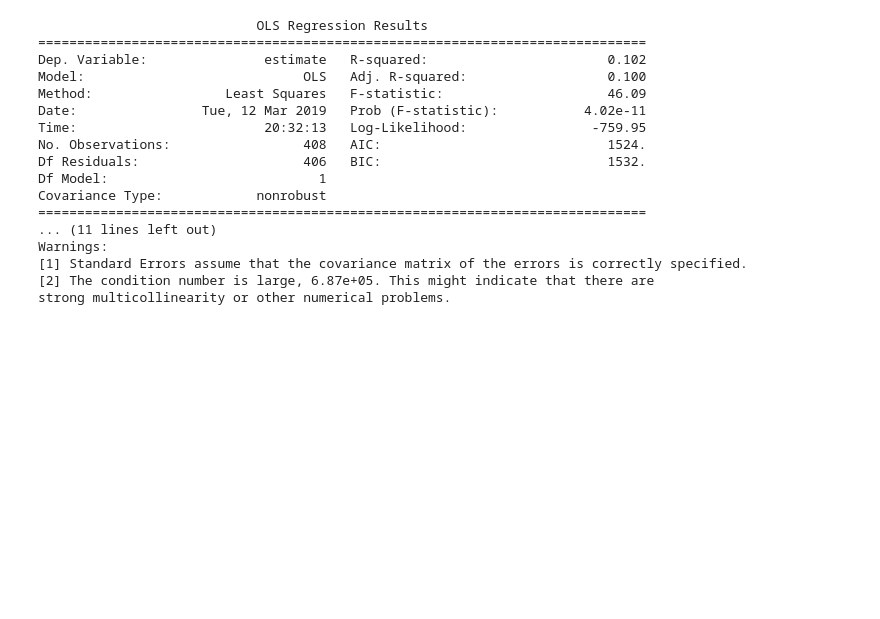
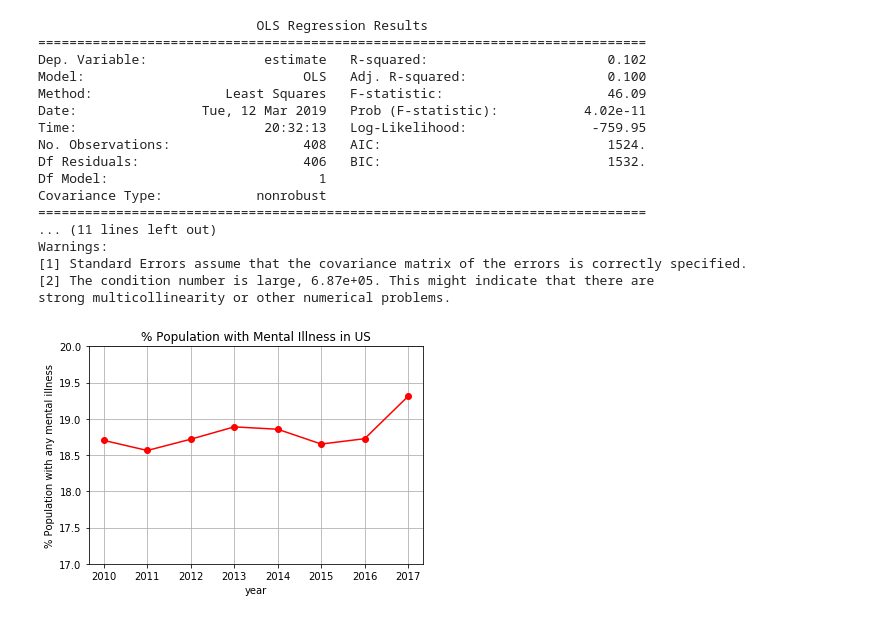
Before and after one commit to brian-e-haley/Mental_health_US, a Jupyter notebook: Bin/MentalHealth_Suicide_Income_Mukta.ipynb, the cells around one changed output. Drawn from its saved outputs; the diff is of its cells as text; code cells hidden in the pictures; blank space fills up the shorter version.

```diff
--- a/Bin/MentalHealth_Suicide_Income_Mukta.ipynb
+++ b/Bin/MentalHealth_Suicide_Income_Mukta.ipynb
@@ -323,3 +323,17 @@ Warnings:
 [1] Standard Errors assume that the covariance matrix of the errors is correctly specified.
 [2] The condition number is large, 6.87e+05. This might indicate that there are
 strong multicollinearity or other numerical problems.
+# %%
+# mental illness trend
+df_illness_yr=df_illness.groupby(['year'])
+df_illness_yr['estimate'].mean().plot(kind='line',
+                                      marker='o',
+                                      color='red',
+                                      grid=True,
+                                      title='% Population with Mental Illness in US')
+plt.ylim(17,20)
+plt.ylabel('% Population with any mental illness')
+
+plt.savefig("../Images/Trend: % Population with any mental illness.png")
+# %% [output]
+[figure, added]
```
Also changed, not shown: parts of 1 cell of this notebook, 3 other files.
